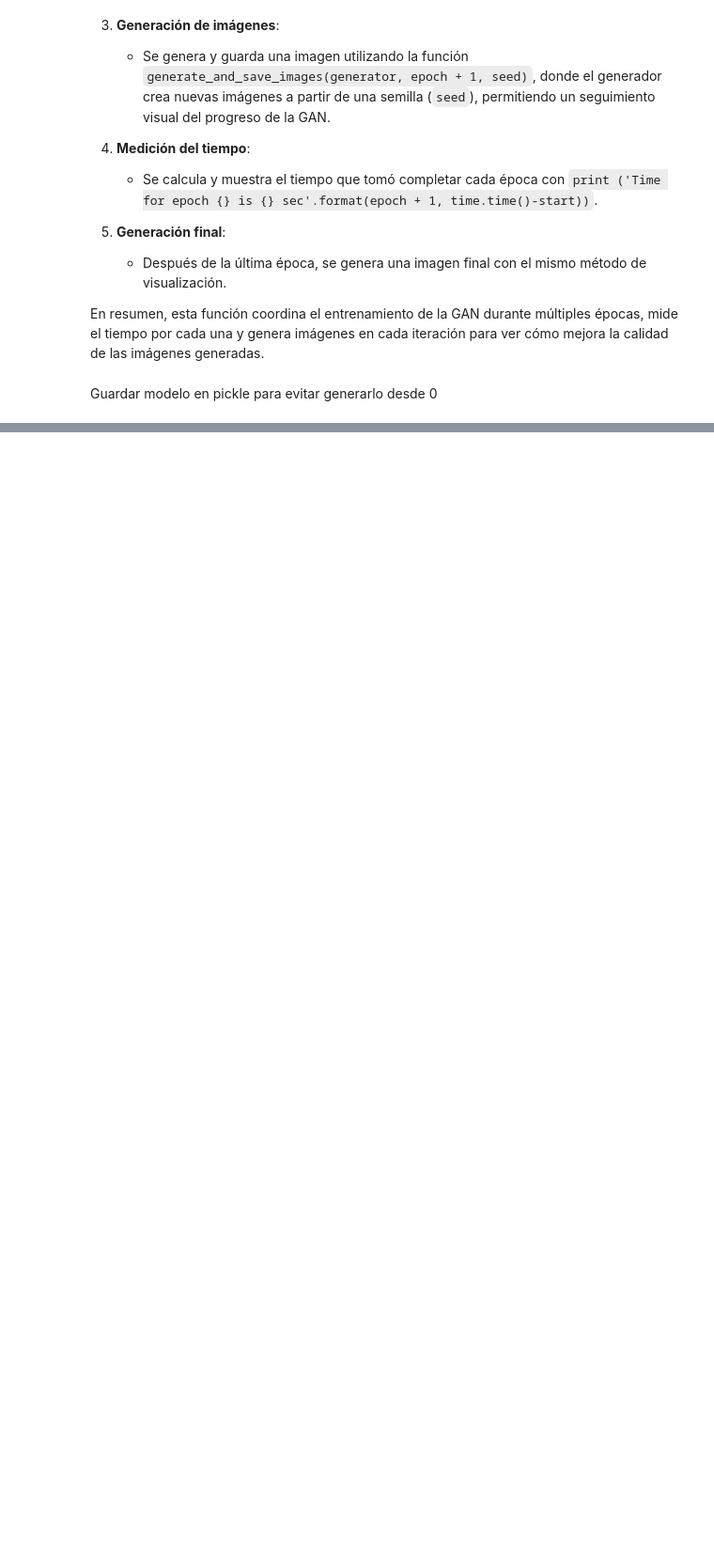
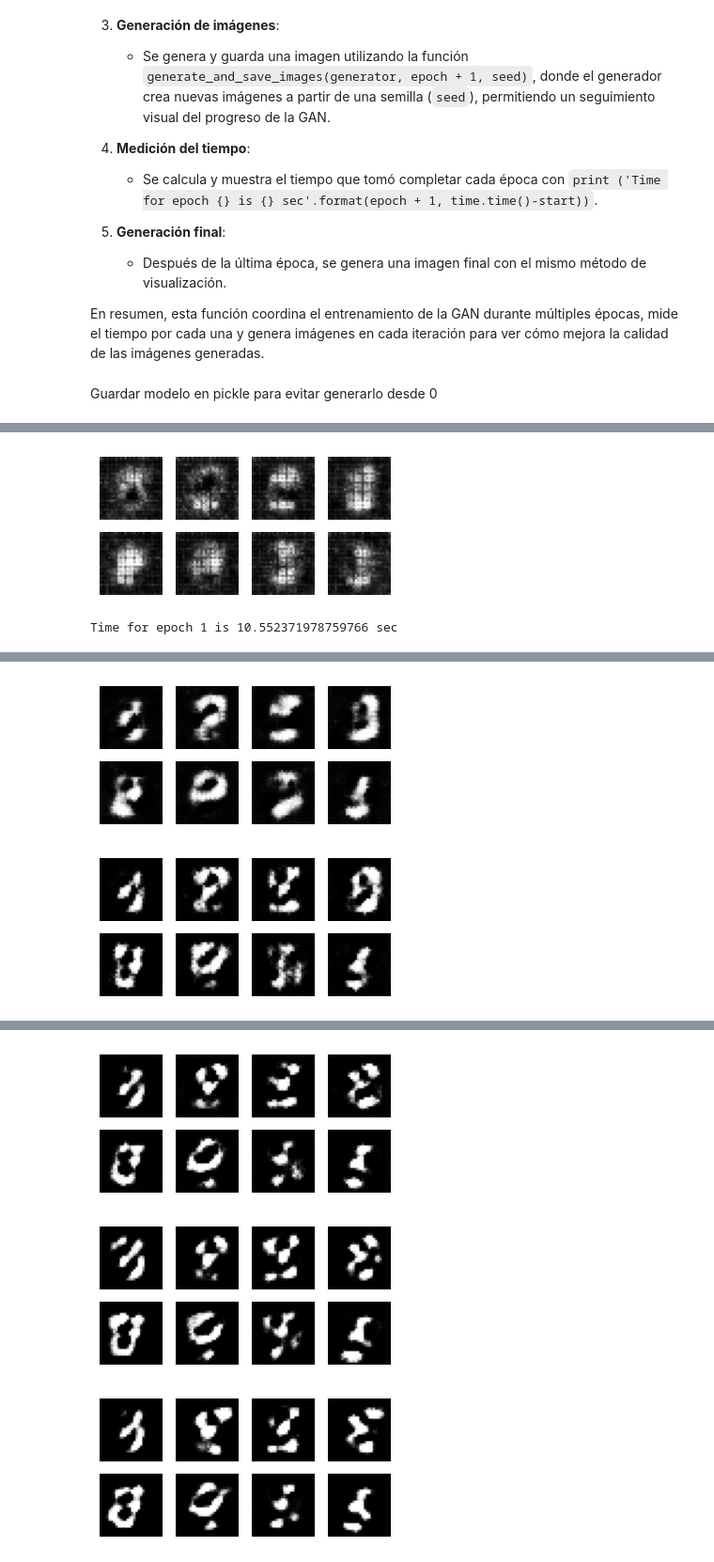
Before and after one commit to UVG-Works-Hub/simple-gan, a Jupyter notebook: lab6.ipynb, the cells around one changed output, grey strips where cells are left out. Shown at 94% size. Drawn from its saved outputs; the diff is of its cells as text; code cells hidden in the pictures; blank space fills up the shorter version.

Commit message:
feat: 50 epochs

```diff
--- a/lab6.ipynb
+++ b/lab6.ipynb
@@ -258,19 +234,0 @@ def train(dataset, epochs):
-# %%
-# Load and preprocess the MNIST dataset
-(train_images, _), (_, _) = tf.keras.datasets.mnist.load_data()
-train_images = train_images.reshape(train_images.shape[0], 28, 28, 1).astype('float32')
-train_images = (train_images - 127.5) / 127.5
-
-BUFFER_SIZE = 60000
-BATCH_SIZE = 256
-
-train_dataset = tf.data.Dataset.from_tensor_slices(train_images).shuffle(BUFFER_SIZE).batch(BATCH_SIZE)
-
-EPOCHS = 50
-noise_dim = 100
-
-generator, discriminator = train(train_dataset, EPOCHS)
-
-# Generate and save a sample image
-noise = tf.random.normal([1, noise_dim])
-generated_image = generator(noise, training=False)
@@ -318,0 +235,26 @@ Time for epoch 50 is 7.897706031799316 sec
+# %%
+def train(dataset, epochs):
+  for epoch in range(epochs):
+    start = time.time()
+
+    for image_batch in dataset:
+      train_step(image_batch)
+
+    # Produce images for the GIF as you go
+    # display.clear_output(wait=True)
+    generate_and_save_images(generator,
+                             epoch + 1,
+                             seed)
+
+
+    if epoch == 0 or (epoch + 1) % 10 == 0:
+        print('Time for epoch {} is {} sec'.format(epoch + 1, time.time()-start))
+
+  # Generate after the final epoch
+  # display.clear_output(wait=True)
+  generate_and_save_images(generator,
+                           epochs,
+                           seed)
+# %%
+train(train_dataset, EPOCHS)
+# %% [output]
@@ -318,0 +262,2 @@ Time for epoch 50 is 7.897706031799316 sec
+[figure, added]
+Time for epoch 1 is 10.552371978759766 sec
@@ -318,0 +265,2 @@ Time for epoch 50 is 7.897706031799316 sec
+[figure, added]
+[figure, added]
@@ -318,0 +268,3 @@ Time for epoch 50 is 7.897706031799316 sec
+[figure, added]
+[figure, added]
+[figure, added]
```
Also changed, not shown: parts of 6 cells of this notebook, 1 other file.
